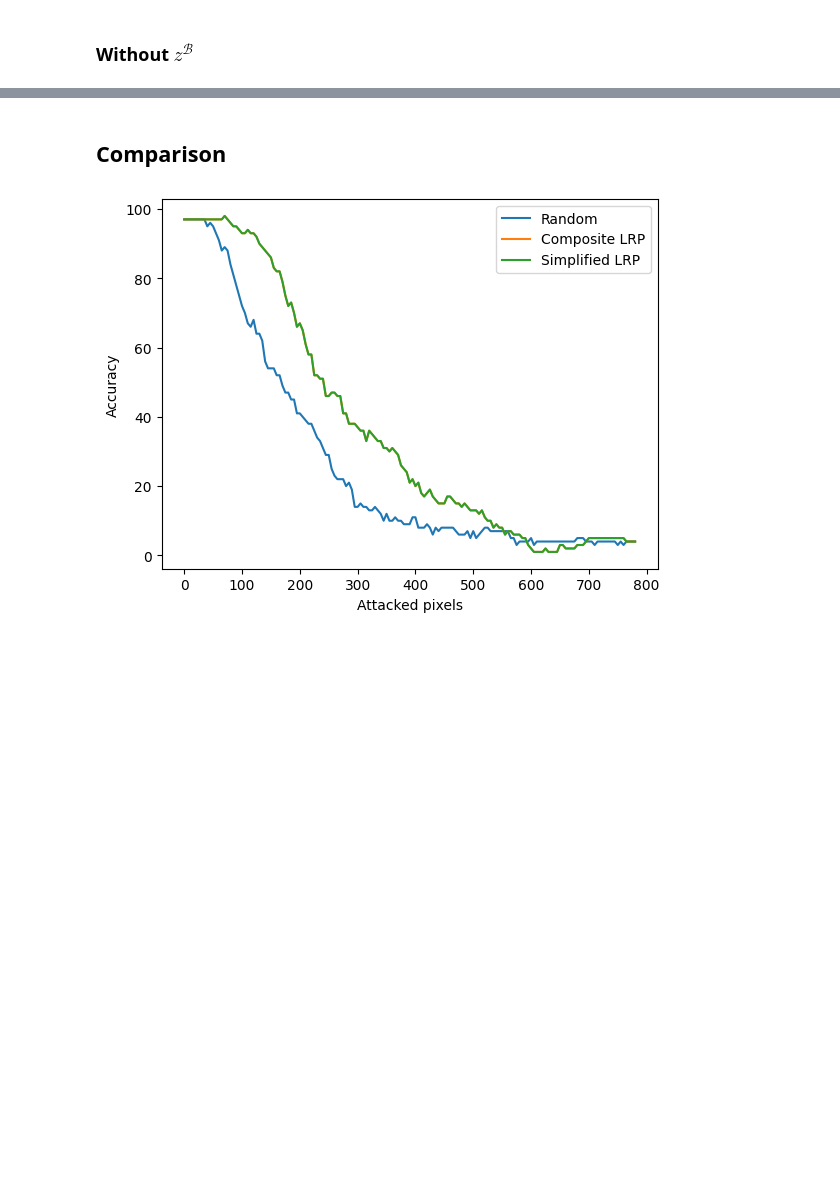
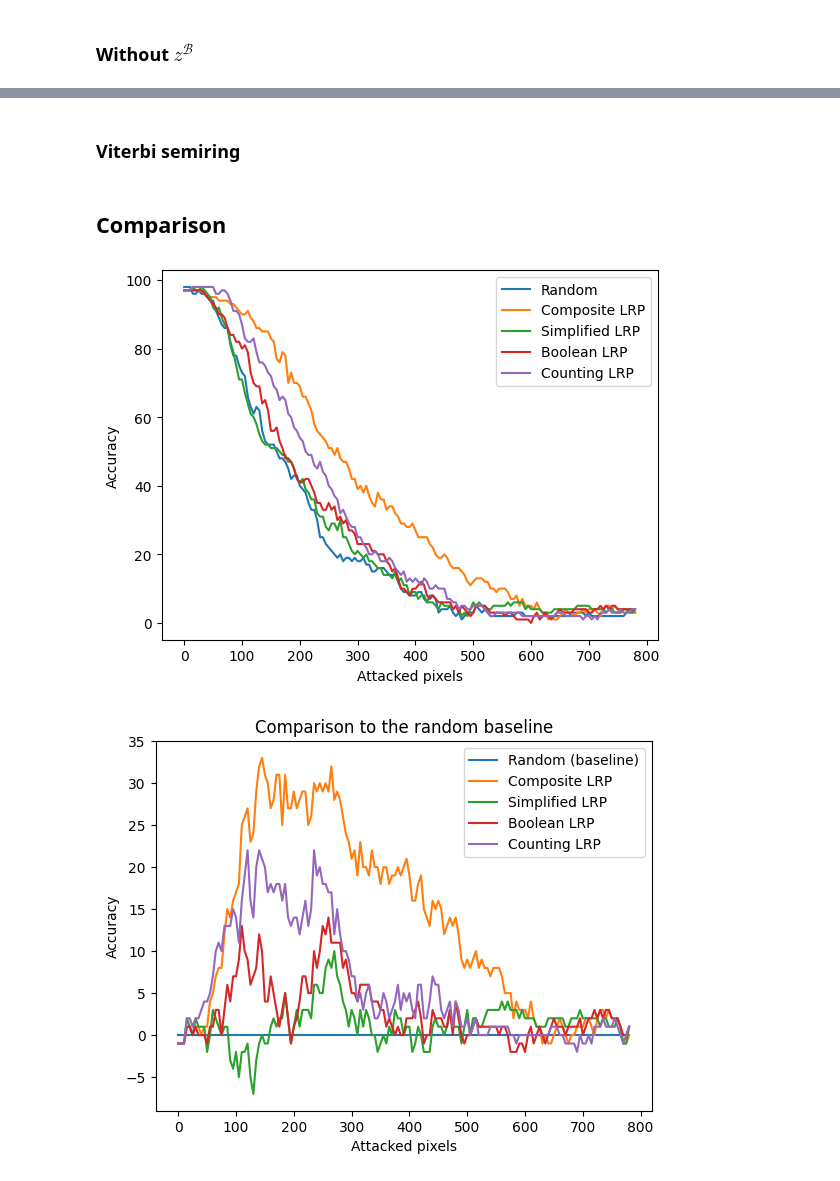
Before and after one commit to Red-Rapious/Semiring-LRP, a Jupyter notebook: code/mnist-attacks.ipynb, the cells around one changed output, grey strips where cells are left out. Drawn from its saved outputs; the diff is of its cells as text; code cells hidden in the pictures; blank space fills up the shorter version.

Commit message:
LRP attacks: compared to random baseline

```diff
--- a/code/mnist-attacks.ipynb
+++ b/code/mnist-attacks.ipynb
@@ -411,0 +437,22 @@ R_wozB = [semiring.semiring_to_float(x) for x in R_wozB]
+# %%
+reload(ProvLRP)
+reload(ProvLRP_config)
+semiring = ProvLRP.CountingSemiring
+
+ProvLRP_config.counting_relevance_threshold = 0.5
+ProvLRP_config.counting_activation_threshold = 0.1
+ProvLRP_config.counting_weight_threshold = 0
+
+R_count = [None] * L + [semiring.from_relevance(A[L] * (T[:,None]==np.arange(nb_digits)))]
+
+# All layers, even the pixels one
+for l in range(0, L)[::-1]:
+    w = rho(semiring.from_weight(W[l]), l)
+
+    s = R_count[l+1]
+    c = s.dot(w.T)
+    R_count[l] = semiring.from_activation(A[l]) * c
+
+R_count = [semiring.semiring_to_float(x) for x in R_count]
+# %% [markdown]
+### Viterbi semiring
@@ -509,13 +633,29 @@ for choose_pixel in functions:
         accuracies.append(acc)
 
     all_accuracies.append(accuracies)
-# %%
-plt.plot(list(range(0, 28*28, STEP)), all_accuracies[0], label="Random")
-plt.plot(list(range(0, 28*28, STEP)), all_accuracies[1], label="Composite LRP")
-plt.plot(list(range(0, 28*28, STEP)), all_accuracies[1], label="Simplified LRP")
-plt.xlabel("Attacked pixels")
-plt.ylabel("Accuracy")
-plt.legend()
-plt.show()
-# %% [output]
-[figure, removed]
+# %%
+points = list(range(0, 28*28, STEP))
+
+plt.plot(points, all_accuracies[0], label="Random")
+plt.plot(points, all_accuracies[1], label="Composite LRP")
+plt.plot(points, all_accuracies[2], label="Simplified LRP")
+plt.plot(points, all_accuracies[3], label="Boolean LRP")
+plt.plot(points, all_accuracies[4], label="Counting LRP")
+plt.xlabel("Attacked pixels")
+plt.ylabel("Accuracy")
+plt.legend()
+plt.show()
+
+plt.plot(points, np.array(all_accuracies[0])-np.array(all_accuracies[0]), label="Random (baseline)")
+plt.plot(points, np.array(all_accuracies[1])-np.array(all_accuracies[0]), label="Composite LRP")
+plt.plot(points, np.array(all_accuracies[2])-np.array(all_accuracies[0]), label="Simplified LRP")
+plt.plot(points, np.array(all_accuracies[3])-np.array(all_accuracies[0]), label="Boolean LRP")
+plt.plot(points, np.array(all_accuracies[4])-np.array(all_accuracies[0]), label="Counting LRP")
+plt.xlabel("Attacked pixels")
+plt.ylabel("Accuracy")
+plt.legend()
+plt.title("Comparison to the random baseline")
+plt.show()
+# %% [output]
+[figure, added]
+[figure, added]
```
Also changed, not shown: parts of 5 cells of this notebook.
